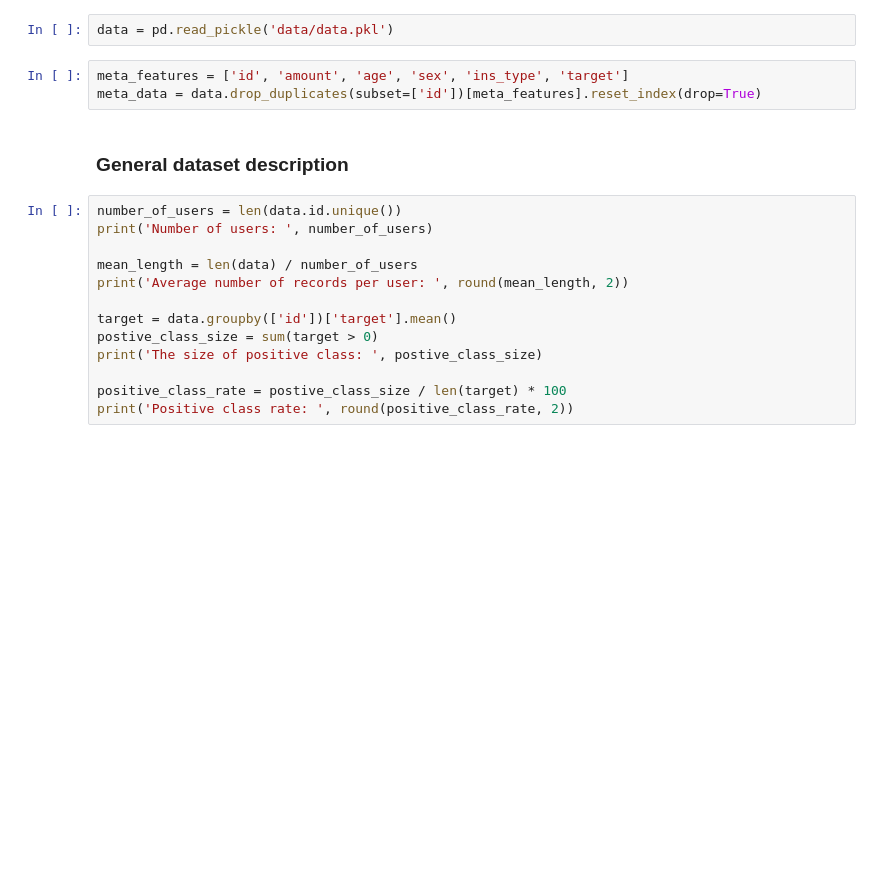
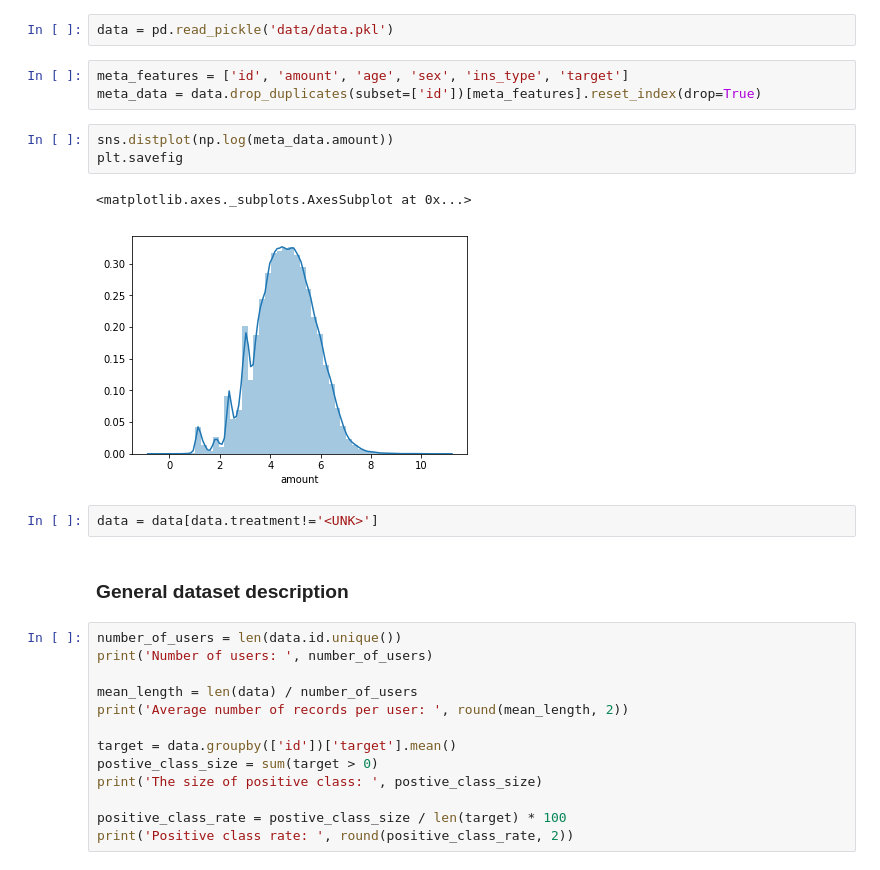
Before and after one commit to rkhass/Research, a Jupyter notebook: 01_dataset_description.ipynb, the cells around one changed output. Cells and saved outputs as stored; diff of their text form; blank space fills up the shorter version.

```diff
--- a/01_dataset_description.ipynb
+++ b/01_dataset_description.ipynb
@@ -9,6 +9,14 @@ data = pd.read_pickle('data/data.pkl')
 # %%
 meta_features = ['id', 'amount', 'age', 'sex', 'ins_type', 'target']
 meta_data = data.drop_duplicates(subset=['id'])[meta_features].reset_index(drop=True)
+# %%
+sns.distplot(np.log(meta_data.amount))
+plt.savefig
+# %% [output]
+<matplotlib.axes._subplots.AxesSubplot at 0x...>
+[figure, added]
+# %%
+data = data[data.treatment!='<UNK>']
 # %% [markdown]
 ### General dataset description
 # %%
```
Also changed, not shown: parts of 3 cells of this notebook, 5 other files.
